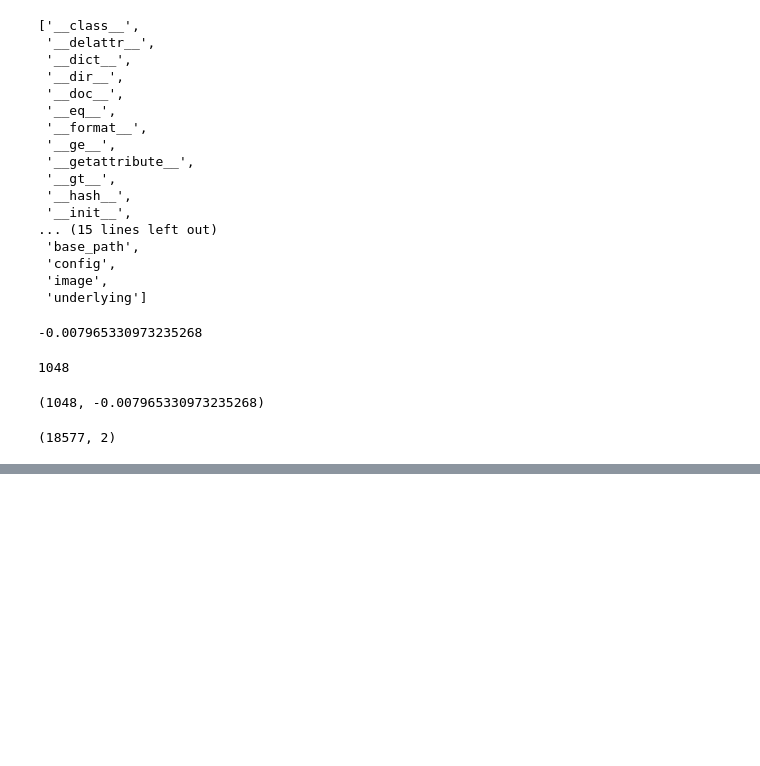
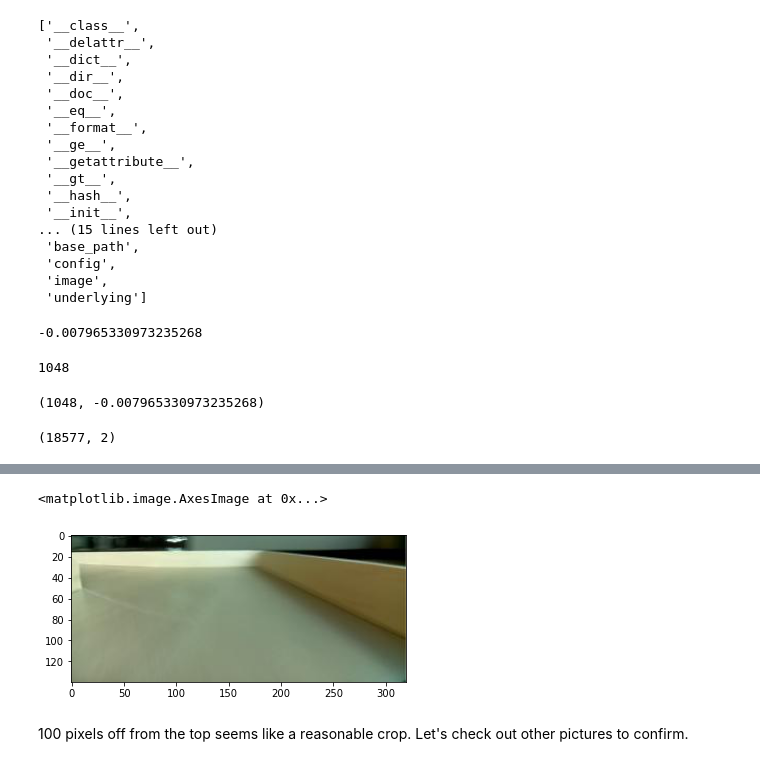
Before and after one commit to ilmaruduste/donkey-car-implemented-lag, a Jupyter notebook: eda1.ipynb, the cells around one changed output, grey strips where cells are left out. Cells and saved outputs as stored; diff of their text form; code cells hidden in the pictures; blank space fills up the shorter version.

```diff
--- a/eda1.ipynb
+++ b/eda1.ipynb
@@ -171,0 +184,8 @@ angle_time
+# %%
+# Cropped image
+plt.imshow(orig_img[100:])
+# %% [output]
+<matplotlib.image.AxesImage at 0x...>
+[figure, added]
+# %% [markdown]
+100 pixels off from the top seems like a reasonable crop. Let's check out other pictures to confirm.
```
Also changed, not shown: parts of 13 cells of this notebook.
